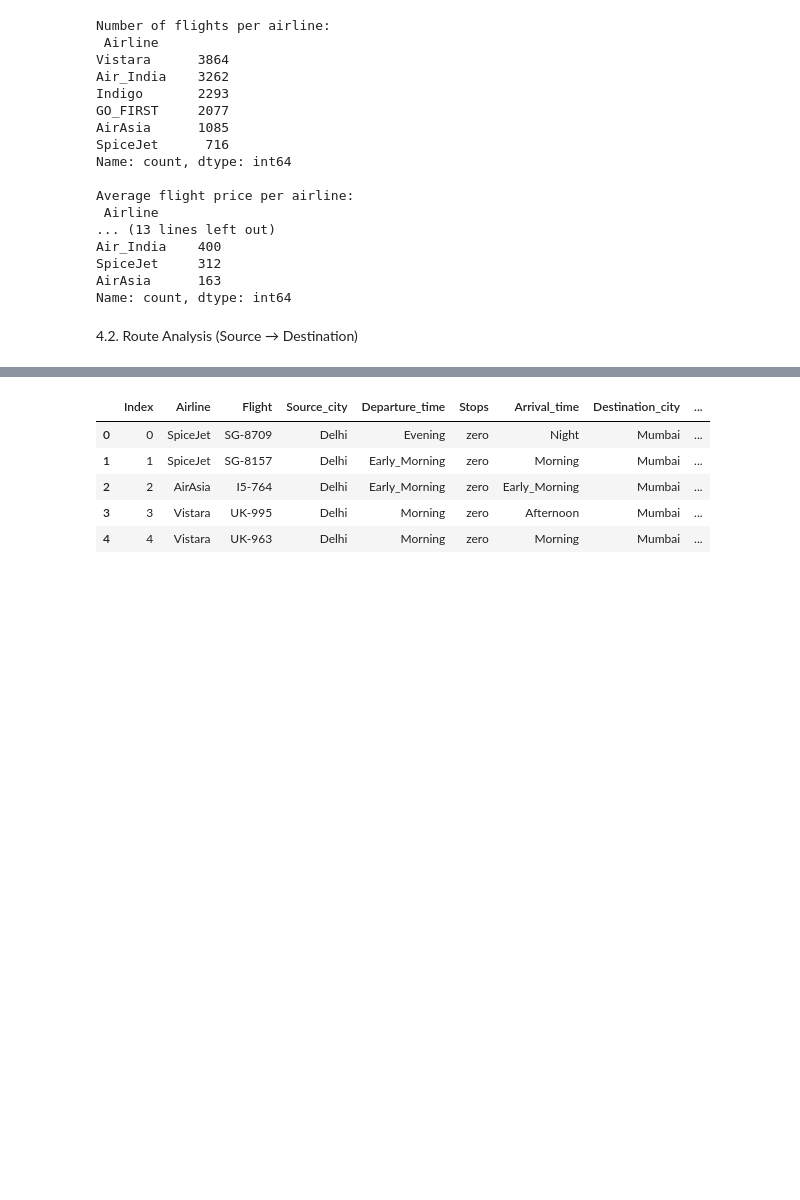
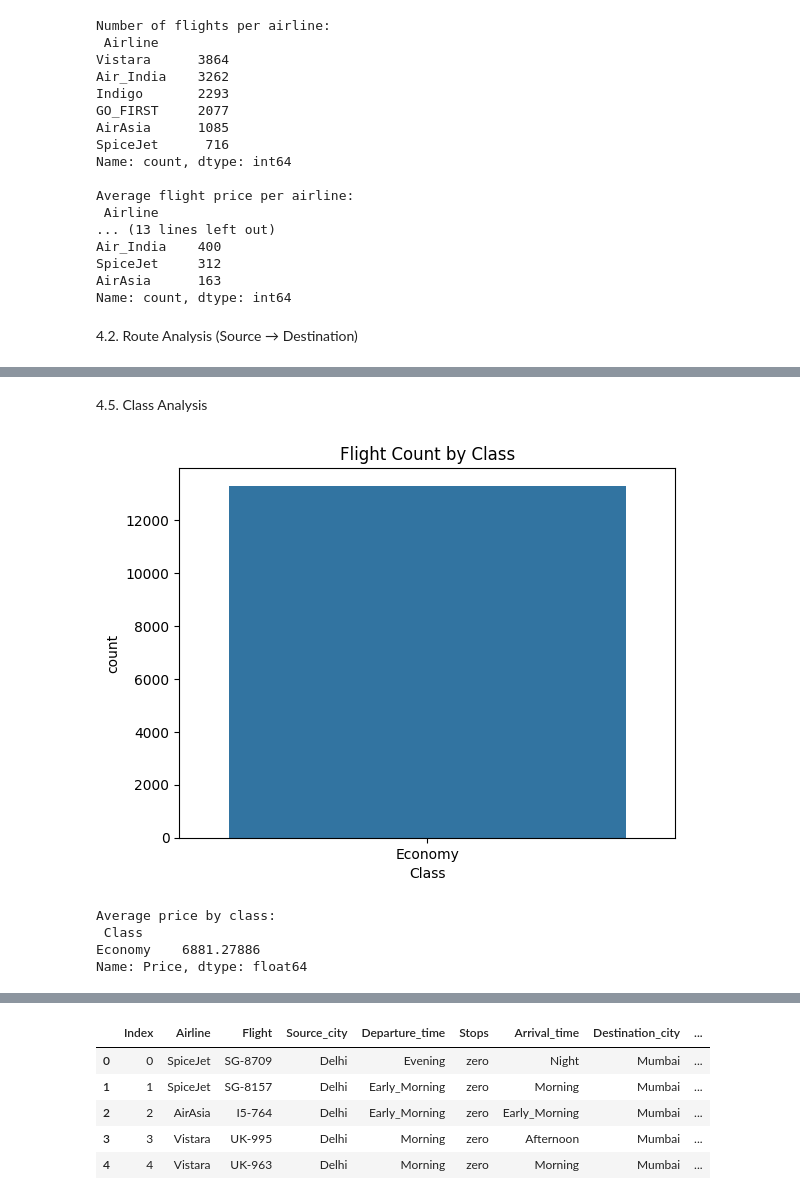
Before and after one commit to nandu26m/data-analytics-projects, a Jupyter notebook: airlines-data-analysis-project/airlines-data-analysis-project.ipynb, the cells around one changed output, grey strips where cells are left out. Cells and saved outputs as stored; diff of their text form; code cells hidden in the pictures; blank space fills up the shorter version.

```diff
--- a/airlines-data-analysis-project/airlines-data-analysis-project.ipynb
+++ b/airlines-data-analysis-project/airlines-data-analysis-project.ipynb
@@ -410,0 +459,17 @@ Name: Price, dtype: float64
+# %% [markdown]
+4.5. Class Analysis
+# %%
+# Count of flights by class
+sns.countplot(x='Class', data=data)
+plt.title("Flight Count by Class")
+plt.show()
+
+# Average price by class
+avg_price_class = data.groupby('Class')['Price'].mean()
+print("\nAverage price by class:\n", avg_price_class)
+# %% [output]
+[figure, added]
+Average price by class:
+ Class
+Economy    6881.27886
+Name: Price, dtype: float64
```
Also changed, not shown: parts of 11 cells of this notebook.
